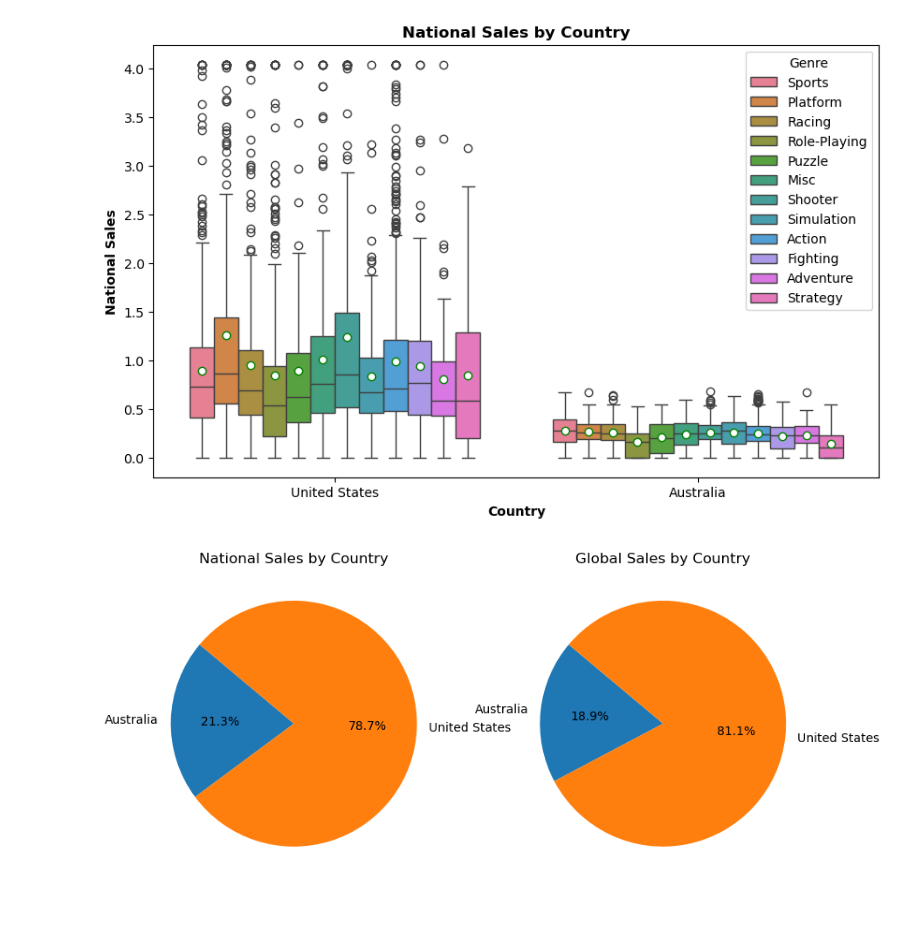
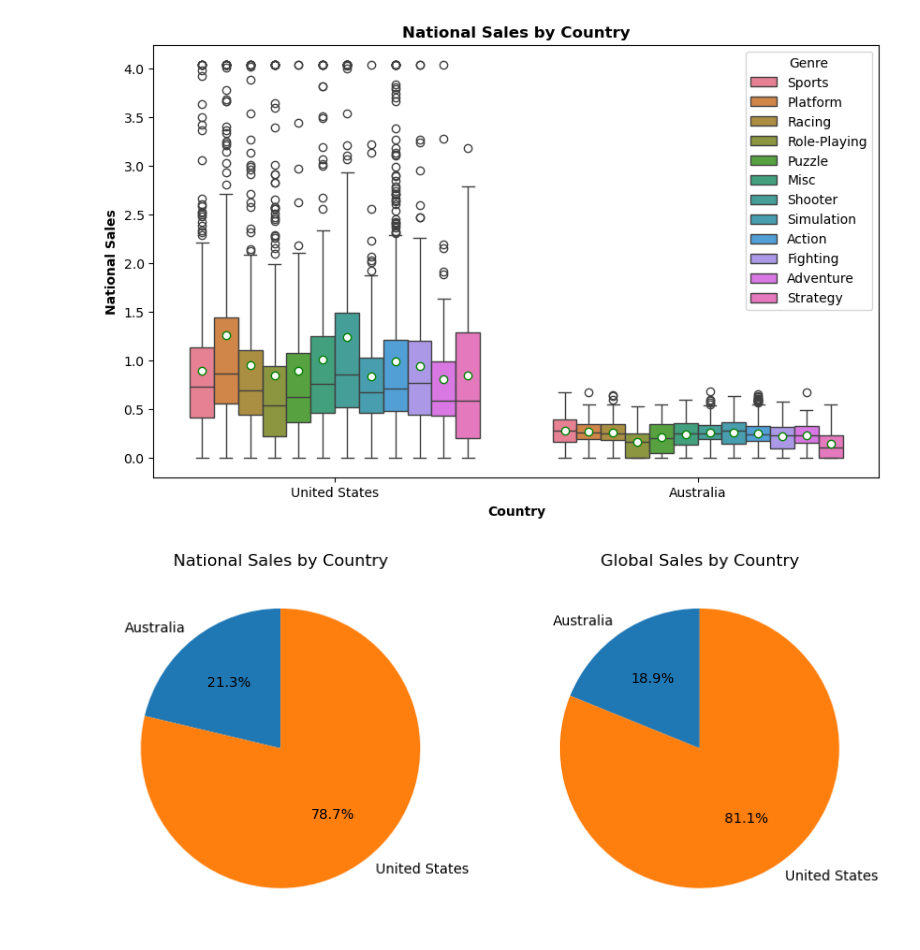
Before and after one commit to Jade-Jones-dev/ai_machine_learning, a Jupyter notebook: week_2/python_data_analysis/python_project.ipynb, the cells around one changed output. Cells and saved outputs as stored; diff of their text form; code cells hidden in the pictures; blank space fills up the shorter version.

```diff
--- a/week_2/python_data_analysis/python_project.ipynb
+++ b/week_2/python_data_analysis/python_project.ipynb
@@ -80,15 +80,15 @@ plt.show()
 # %%
 Sales=df.groupby(['Country'])[['National Sales', 'Global Sales']].sum().reset_index()
 Country=Sales['Country']
 National_Sales=Sales['National Sales']
 Global_Sales=Sales['Global Sales']
 
 fig, axs = plt.subplots(1,2, figsize=(10, 7))
-axs[0].pie(National_Sales, labels=Country ,autopct='%1.1f%%', startangle=140)
+axs[0].pie(National_Sales, labels=Country ,autopct='%1.1f%%', startangle=90)
 axs[0].set_title('National Sales by Country')
 
-axs[1].pie(Global_Sales, labels=Country,autopct='%1.1f%%', startangle=140)
+axs[1].pie(Global_Sales, labels=Country,autopct='%1.1f%%', startangle=90)
 axs[1].set_title('Global Sales by Country')
 plt.show()
 # %% [output]
-[figure, old version]
+[figure, new version]
```
Also changed, not shown: parts of 1 cell of this notebook.
